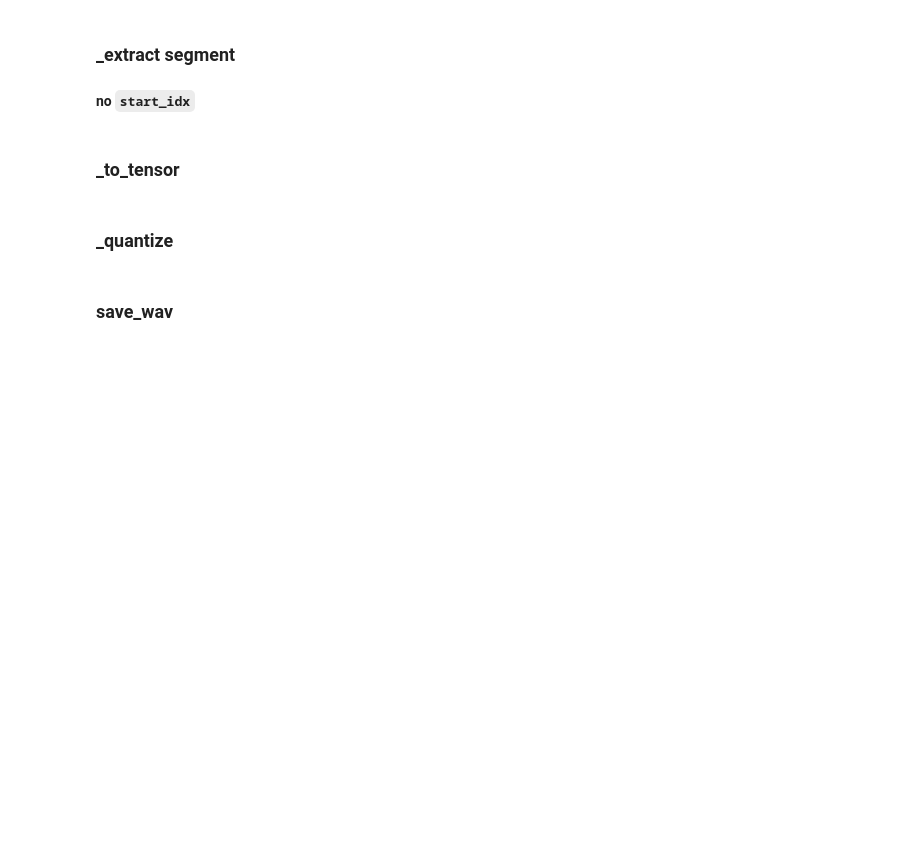
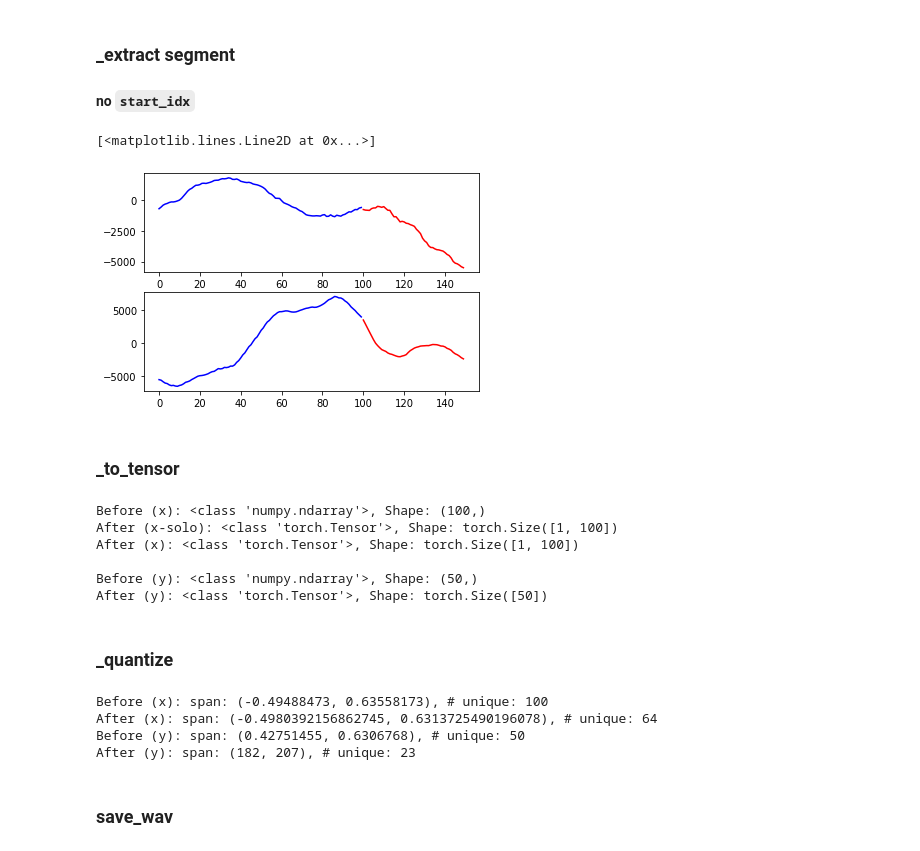
Before and after one commit to rudolfix/Wavenet-PyTorch, a Jupyter notebook: test_units.ipynb, the cells around one changed output. Cells and saved outputs as stored; diff of their text form; code cells hidden in the pictures; blank space fills up the shorter version.

```diff
--- a/test_units.ipynb
+++ b/test_units.ipynb
@@ -50,23 +60,26 @@ plt.plot(range(x_len, x_len + y_len), y_man, 'r')
 # %%
 x_len = 100
 y_len = 50
-audio, _, _ = ad._load_audio_from_wav('./audio/classical.wav')
+audio, _, _ = ad._load_audio_from_wav('./audio/001.wav')
 x1, y1 = ad._extract_segment(audio, x_len, y_len)
 x2, y2 = ad._extract_segment(audio, x_len, y_len)
 
 # verify the two are different
 plt.subplot(211)
 plt.plot(range(x_len), x1, 'b')
 plt.plot(range(x_len, x_len + y_len), y1, 'r')
 plt.subplot(212)
 plt.plot(range(x_len), x2, 'b')
 plt.plot(range(x_len, x_len + y_len), y2, 'r')
+# %% [output]
+[<matplotlib.lines.Line2D at 0x...>]
+[figure, added]
 # %% [markdown]
 ### _to_tensor
 # %%
 x_len = 100
 y_len = 50
-audio, _, _ = ad._load_audio_from_wav('./audio/classical.wav')
+audio, _, _ = ad._load_audio_from_wav('./audio/001.wav')
 x, y = ad._extract_segment(audio, x_len, y_len)
 
 x_solo = ad._to_tensor(x)
@@ -78,12 +91,19 @@ print('After (x): {}, Shape: {}'.format(type(x_wy), x_wy.shape))
 print('')
 print('Before (y): {}, Shape: {}'.format(type(y), y.shape))
 print('After (y): {}, Shape: {}'.format(type(y_wy), y_wy.shape))
+# %% [output]
+Before (x): <class 'numpy.ndarray'>, Shape: (100,)
+After (x-solo): <class 'torch.Tensor'>, Shape: torch.Size([1, 100])
+After (x): <class 'torch.Tensor'>, Shape: torch.Size([1, 100])
+
+Before (y): <class 'numpy.ndarray'>, Shape: (50,)
+After (y): <class 'torch.Tensor'>, Shape: torch.Size([50])
 # %% [markdown]
 ### _quantize
 # %%
 x_len = 100
 y_len = 50
-audio, _, _ = ad._load_audio_from_wav('./audio/classical.wav')
+audio, _, _ = ad._load_audio_from_wav('./audio/001.wav')
 x, y = ad._extract_segment(audio, x_len, y_len)
 
 x = ad.encoder.encode(x)
@@ -99,6 +119,11 @@ print('Before (y): span: {}, # unique: {}'.format(
     (np.min(y), np.max(y)), len(np.unique(y))))
 print('After (y): span: {}, # unique: {}'.format(
     (np.min(y_q), np.max(y_q)), len(np.unique(y_q))))
+# %% [output]
+Before (x): span: (-0.49488473, 0.63558173), # unique: 100
+After (x): span: (-0.4980392156862745, 0.6313725490196078), # unique: 64
+Before (y): span: (0.42751455, 0.6306768), # unique: 50
+After (y): span: (182, 207), # unique: 23
 # %% [markdown]
 ### save_wav
 # %%
```
Also changed, not shown: parts of 19 cells of this notebook, 3 other files.
